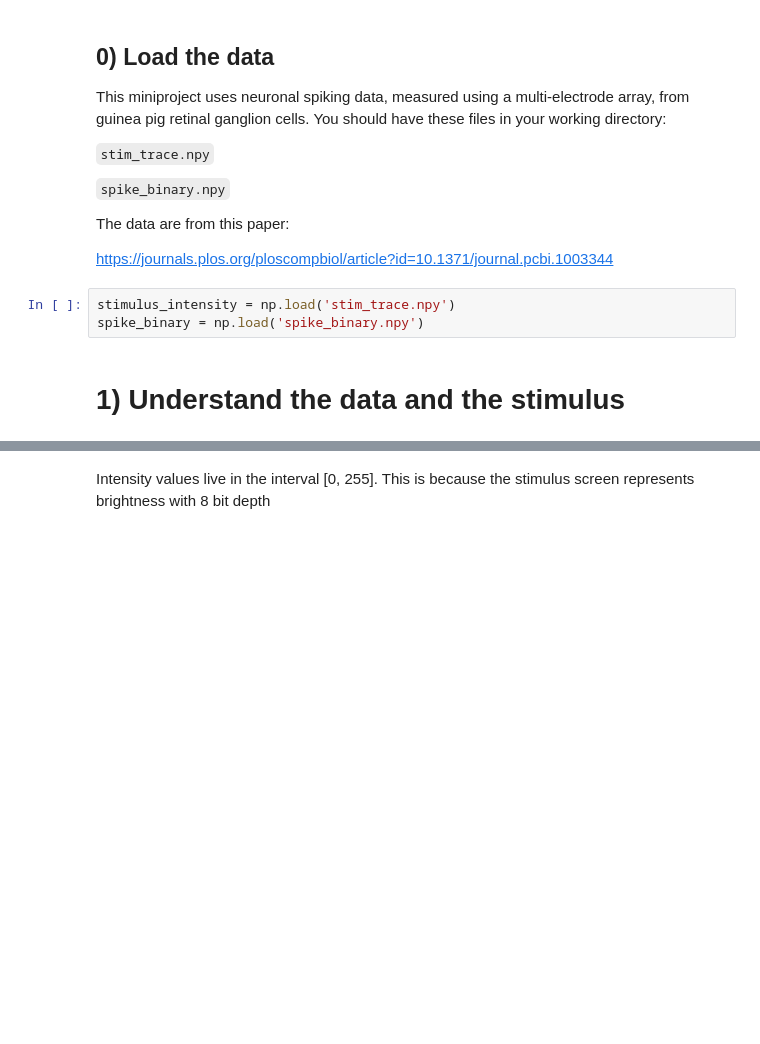
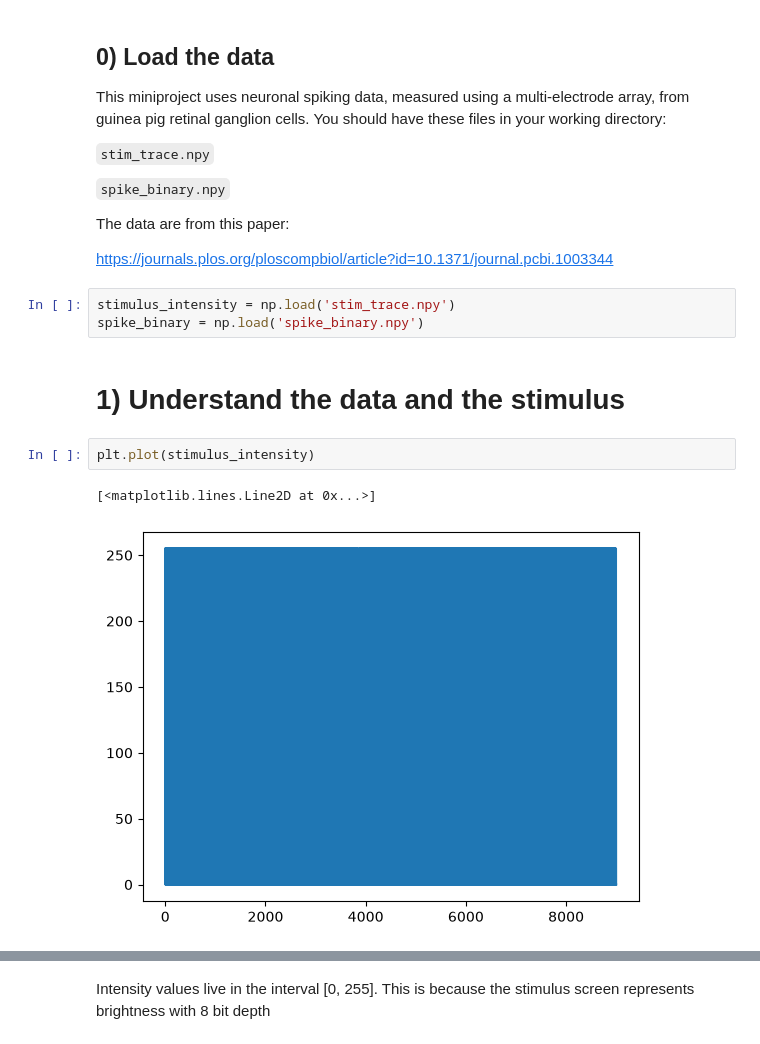
Before and after one commit to ABIO558/ABIO558-Fall2026, a Jupyter notebook: miniproject_2_blank.ipynb, the cells around one changed output, grey strips where cells are left out. Drawn from its saved outputs; the diff is of its cells as text; blank space fills up the shorter version.

```diff
--- a/miniproject_2_blank.ipynb
+++ b/miniproject_2_blank.ipynb
@@ -39,3 +39,8 @@ stimulus_intensity = np.load('stim_trace.npy')
 spike_binary = np.load('spike_binary.npy')
 # %% [markdown]
 # 1) Understand the data and the stimulus
+# %%
+plt.plot(stimulus_intensity)
+# %% [output]
+[<matplotlib.lines.Line2D at 0x...>]
+[figure, added]
```
Also changed, not shown: parts of 12 cells of this notebook.
